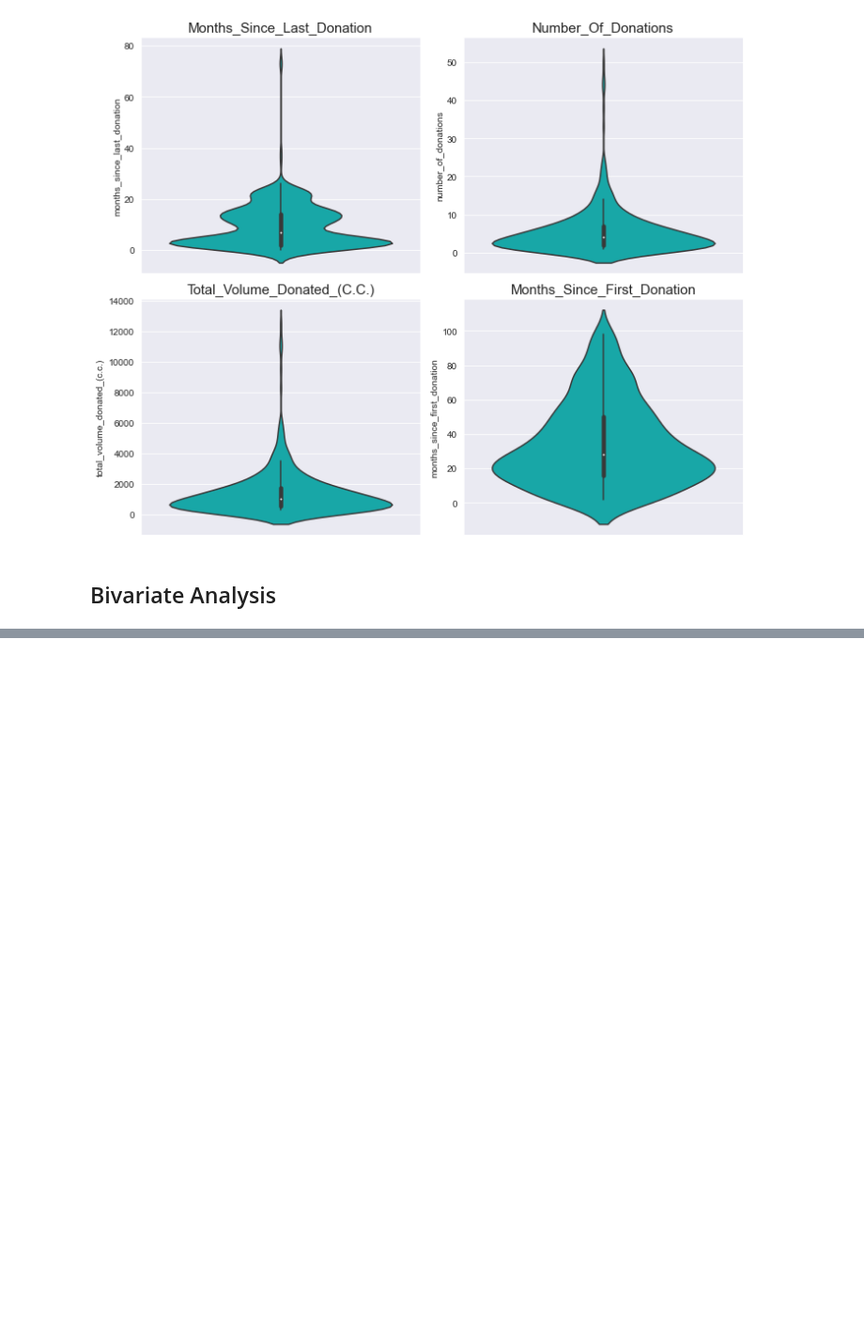
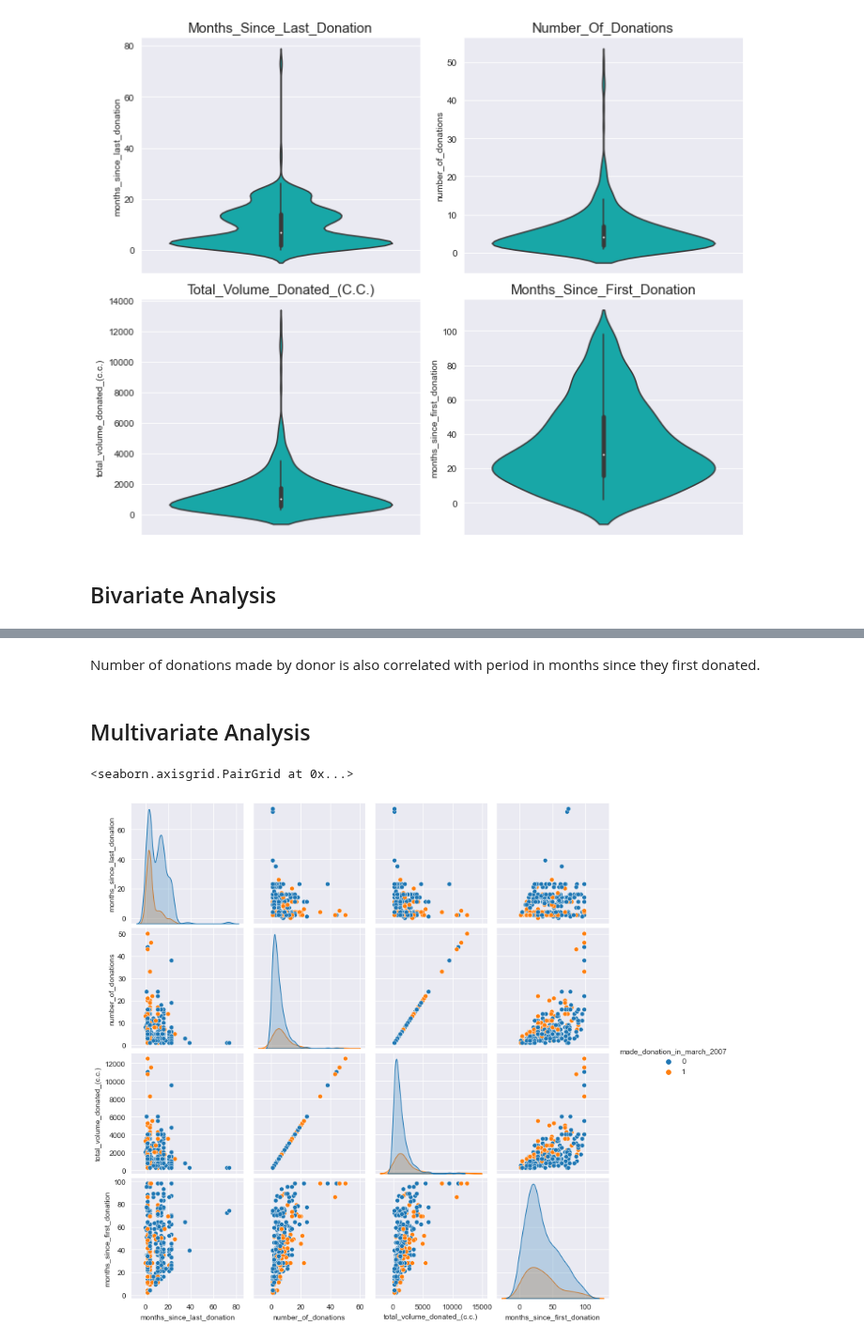
Before and after one commit to mdushetwar/Blood-Donation-Prediction, a Jupyter notebook: BloodDonationPred.ipynb, the cells around one changed output, grey strips where cells are left out. Shown at 94% size. Drawn from its saved outputs; the diff is of its cells as text; code cells hidden in the pictures; blank space fills up the shorter version.

Commit message:
EDA-Bivariate & multivariate analysis

```diff
--- a/BloodDonationPred.ipynb
+++ b/BloodDonationPred.ipynb
@@ -284,0 +307,9 @@ plt.tight_layout()
+# %% [markdown]
+Number of donations made by donor is also correlated with period in months since they first donated.
+# %% [markdown]
+## Multivariate Analysis
+# %%
+sns.pairplot(blood_donors, hue='made_donation_in_march_2007')
+# %% [output]
+<seaborn.axisgrid.PairGrid at 0x...>
+[figure, added]
```
Also changed, not shown: parts of 11 cells of this notebook.
